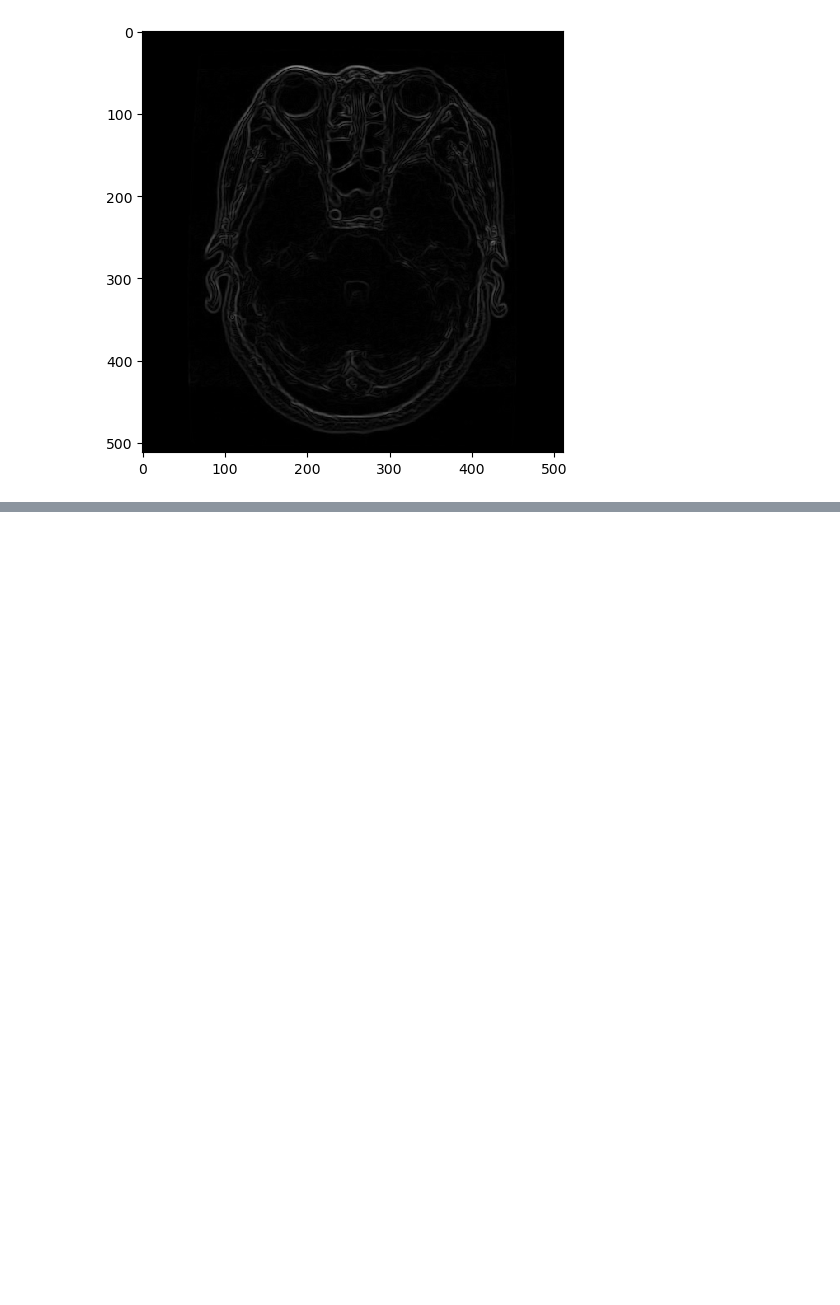
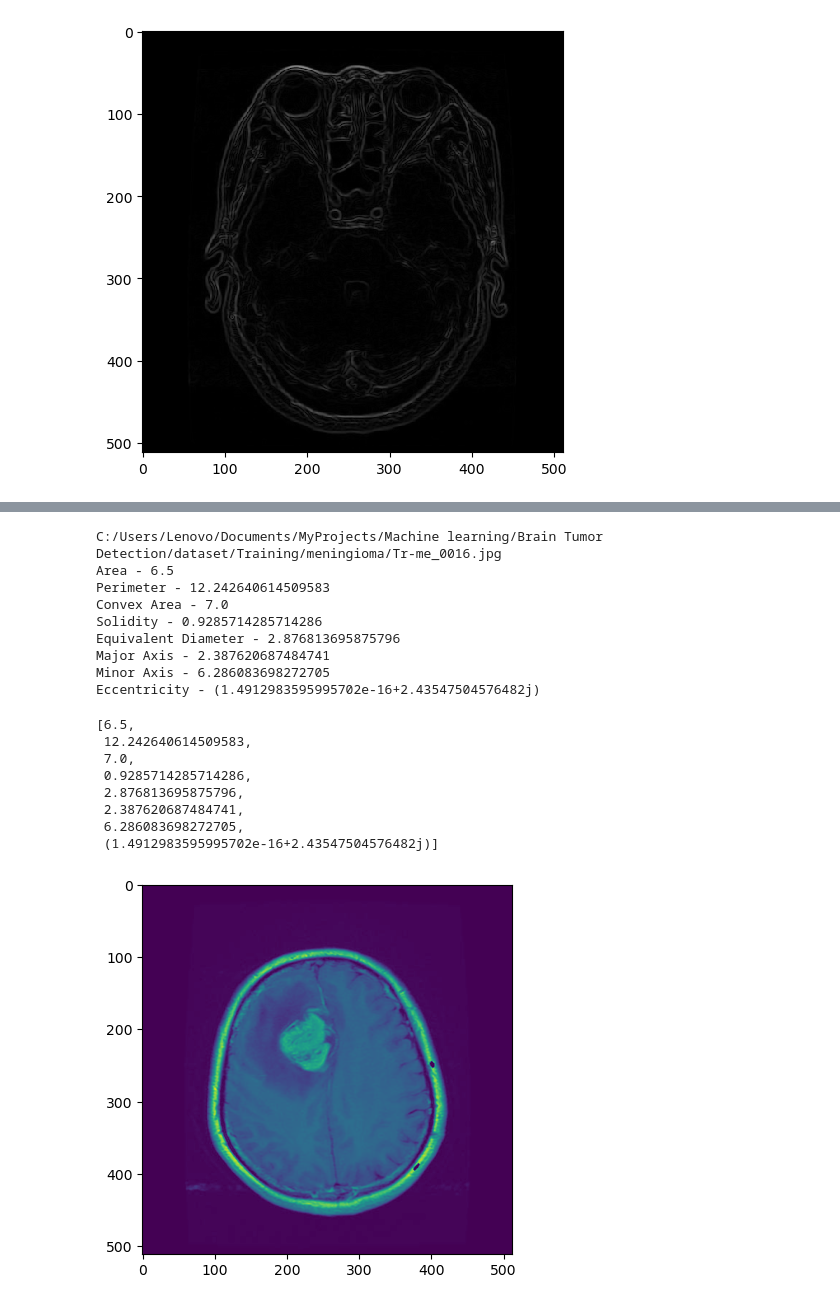
Before and after one commit to YousrHejy/Brain-Tumor-Detection-using-ML, a Jupyter notebook: Notebooks/brain tumor.ipynb, the cells around one changed output, grey strips where cells are left out. Saved outputs shown, nothing was run; the diff lists cells and outputs as text; code cells hidden in the pictures; blank space fills up the shorter version.

```diff
--- a/Notebooks/brain tumor.ipynb
+++ b/Notebooks/brain tumor.ipynb
@@ -337,0 +643,21 @@ sobel1 = sobel_img.reshape (-1)
+# %%
+image_process(file2)
+# %% [output]
+C:/Users/Lenovo/Documents/MyProjects/Machine learning/Brain Tumor Detection/dataset/Training/meningioma/Tr-me_0016.jpg
+Area - 6.5
+Perimeter - 12.242640614509583
+Convex Area - 7.0
+Solidity - 0.9285714285714286
+Equivalent Diameter - 2.876813695875796
+Major Axis - 2.387620687484741
+Minor Axis - 6.286083698272705
+Eccentricity - (1.4912983595995702e-16+2.43547504576482j)
+[6.5,
+ 12.242640614509583,
+ 7.0,
+ 0.9285714285714286,
+ 2.876813695875796,
+ 2.387620687484741,
+ 6.286083698272705,
+ (1.4912983595995702e-16+2.43547504576482j)]
+[figure, added]
```
Also changed, not shown: parts of 19 cells of this notebook, 4 other files.
